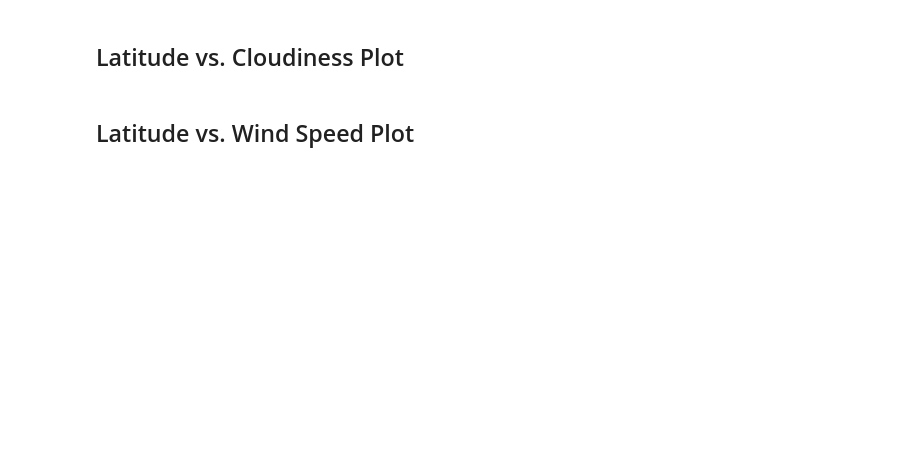
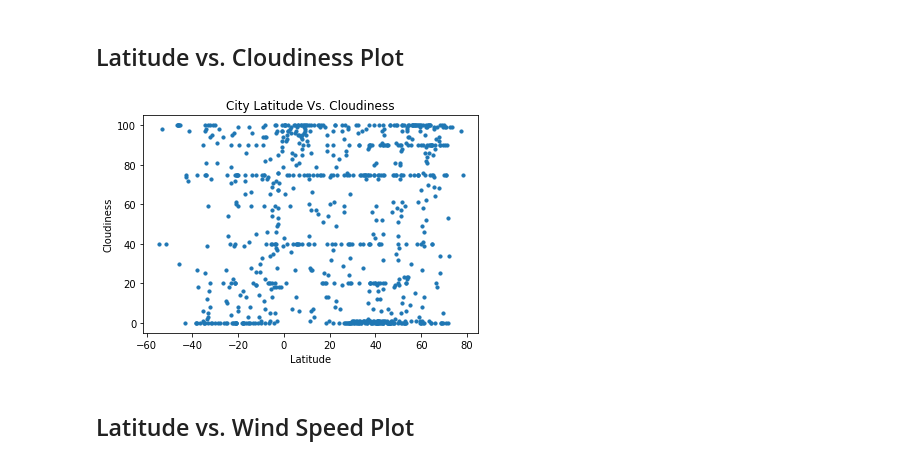
Before and after one commit to ramuir/api_python_HW, a Jupyter notebook: WeatherPy.ipynb, the cells around one changed output. Drawn from its saved outputs; the diff is of its cells as text; code cells hidden in the pictures; blank space fills up the shorter version.

```diff
--- a/WeatherPy.ipynb
+++ b/WeatherPy.ipynb
@@ -174,11 +227,13 @@ plt.savefig("Output_plots/Max_Temp_VS_Lat.png")
 # %% [markdown]
 ## Latitude vs. Cloudiness Plot
 # %%
-plt.scatter(clean_city_data['Latitude'], clean_city_data['Cloudiness'], marker='o', s=10)
+plt.scatter(weather_data['Lat'], weather_data['Cloudiness'], marker='o', s=10)
 plt.title("City Latitude Vs. Cloudiness")
 plt.ylabel("Cloudiness")
 plt.xlabel("Latitude")
-plt.savefig("Output_plots/Max_Temp_VS_Lat.png")
+plt.savefig("Output_plots/Cloudiness_VS_Lat.png")
+# %% [output]
+[figure, added]
 # %% [markdown]
 ## Latitude vs. Wind Speed Plot
 # %%
```
Also changed, not shown: parts of 22 cells of this notebook, 13 other files.
